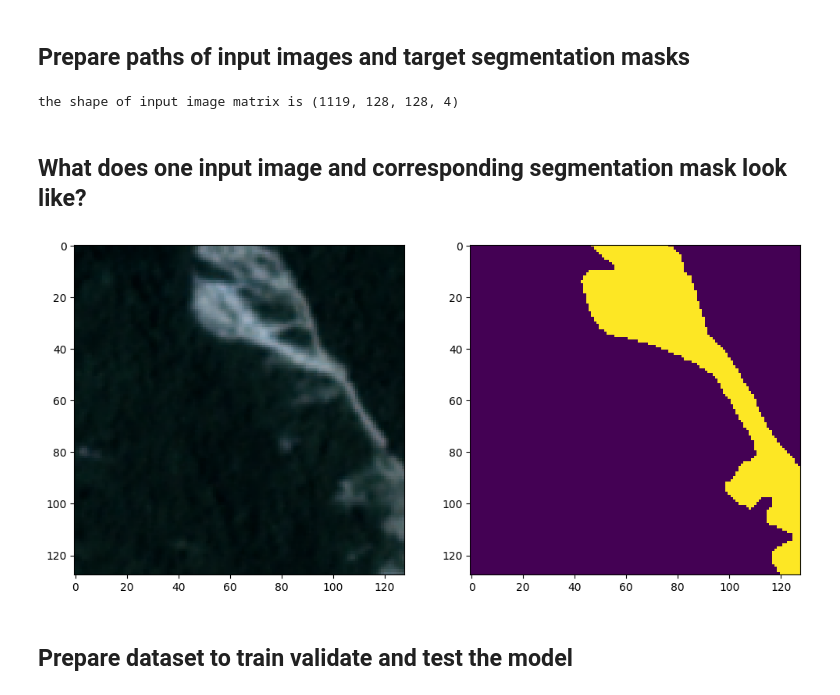
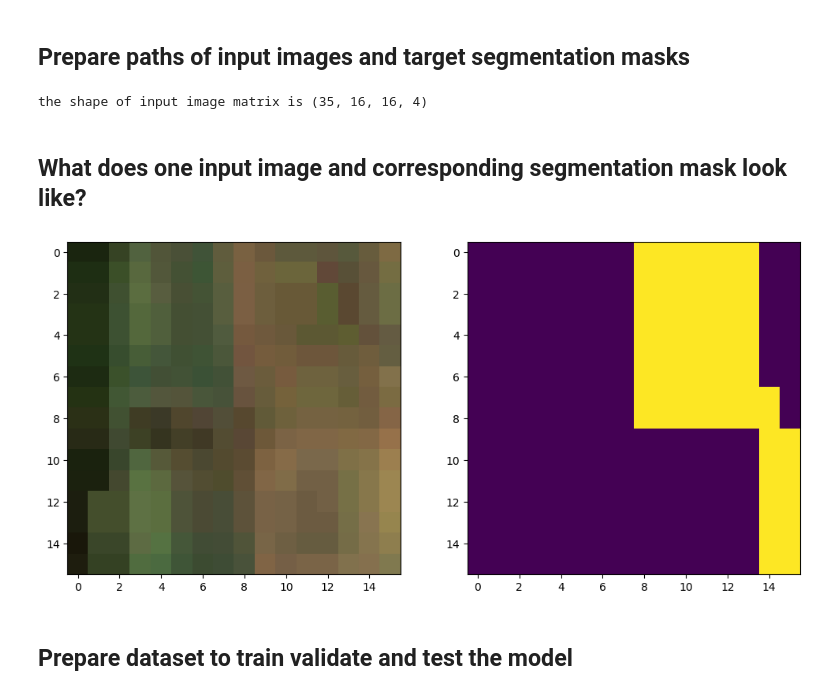
Before and after one commit to thanawat150/GeoAI, a Jupyter notebook: geoai-excercises/lec3/CNN.ipynb, the cells around one changed output. Drawn from its saved outputs; the diff is of its cells as text; code cells hidden in the pictures.

```diff
--- a/geoai-excercises/lec3/CNN.ipynb
+++ b/geoai-excercises/lec3/CNN.ipynb
@@ -75,14 +26,0 @@ from tensorflow.keras.models import Sequential
-# %%
-Xdata = np.load("Dataset/Xdata.npy")
-# English: This line loads the image data from the 'Xdata.npy' file, which was previously downloaded and stored in the 'Dataset' folder.
-# ภาษาไทย: เป็นการโหลดไฟล์ 'Xdata.npy' ซึ่งเป็นไฟล์ข้อมูลรูปภาพที่ถูกจัดเก็บในรูปแบบ NumPy array เข้ามาในโปรแกรม เพื่อเตรียมข้อมูลสำหรับการฝึกโมเดล
-
-Ydata = np.load("Dataset/Ydata.npy")
-# English: This line loads the corresponding mask data from the 'Ydata.npy' file.
-# ภาษาไทย: เป็นการโหลดไฟล์ 'Ydata.npy' ซึ่งเป็นไฟล์ข้อมูล mask หรือคำตอบของรูปภาพใน Xdata ที่ถูกจัดเก็บในรูปแบบ NumPy array เข้ามาในโปรแกรม
-
-print(f"the shape of input image matrix is {Xdata.shape}")
-# English: This line prints the shape (dimensions) of the loaded image data array, which is crucial for verifying that the data has been loaded correctly.
-# ภาษาไทย: เป็นการแสดงขนาดของอาเรย์ข้อมูลรูปภาพ (Xdata) เพื่อตรวจสอบว่าข้อมูลที่โหลดเข้ามามีจำนวนรูปภาพ ความกว้าง และความสูง ตามที่เราคาดหวังหรือไม่ ซึ่งมีความสำคัญในการตรวจสอบความถูกต้องของข้อมูลก่อนนำไปใช้ในขั้นตอนต่อไป
-# %% [output]
-the shape of input image matrix is (1119, 128, 128, 4)
@@ -89,30 +38,20 @@ the shape of input image matrix is (1119, 128, 128, 4)
+# %%
+Xdata = np.load("XData.npy")
+Ydata = np.load("YData.npy")
+print(f"the shape of input image matrix is {Xdata.shape}")
+# %% [output]
+the shape of input image matrix is (35, 16, 16, 4)
 # %% [markdown]
 ## What does one input image and corresponding segmentation mask look like?
-# %%
-n = 289
-# English: This line selects a specific image by its index from the dataset for visualization.
-# ภาษาไทย: เป็นการกำหนดตัวแปรเพื่อเลือกรูปภาพและ mask ในตำแหน่งที่เราต้องการ โดยใช้หมายเลข 289 เป็นตัวอย่าง ซึ่งมีประโยชน์ในการตรวจสอบข้อมูลที่กำลังจะนำไปใช้
-
-fig, ax = plt.subplots(1, 2, figsize=(12, 6))
-# English: This line creates a figure and a set of subplots arranged in 1 row and 2 columns, with an overall figure size of 12x6 inches.
-# ภาษาไทย: เป็นการสร้างพื้นที่สำหรับแสดงรูปภาพ 2 รูปเคียงข้างกันในหน้าจอเดียว โดยจะสร้างพื้นที่ย่อย 2 ช่องใน 1 แถว ซึ่งทำให้ง่ายต่อการเปรียบเทียบระหว่างรูปภาพต้นฉบับกับ mask
-
-ax[0].imshow(Xdata[n, :, :, :3].transpose((0, 1, 2)))
-# English: This line displays the satellite image from the 'Xdata' array on the first subplot. The `.transpose((0, 1, 2))` is used to ensure the image is in the correct format (height, width, channels) for plotting.
-# ภาษาไทย: เป็นการแสดงรูปภาพดาวเทียมจากอาเรย์ Xdata ในพื้นที่ย่อยที่หนึ่ง โดย `Xdata[n, :, :, :3]` คือการเลือกรูปภาพที่ n และ `transpose((0, 1, 2))` เป็นการจัดเรียงมิติของรูปภาพให้ถูกต้อง (ความสูง, ความกว้าง, จำนวนช่องสี) เพื่อให้รูปภาพแสดงผลได้อย่างสมบูรณ์
-
-ax[1].imshow(Ydata[n, :, :, 0])
-# English: This line displays the corresponding ground truth mask from the 'Ydata' array on the second subplot. The `[:, :, 0]` is used to select a single channel of the mask for visualization.
-# ภาษาไทย: เป็นการแสดงไฟล์ mask ที่เป็นคำตอบที่ถูกต้องจากอาเรย์ Ydata ในพื้นที่ย่อยที่สอง โดย `[:, :, 0]` คือการเลือกช่องสีแรกของ mask ซึ่งแต่ละช่องสีอาจแทนคลาสที่แตกต่างกัน ทำให้เราเห็นการแบ่งส่วนของภาพได้ชัดเจน
-
-ax[0].ticklabel_format(useOffset=False, style="plain")
-# English: This line disables the scientific notation on the x and y axes of the first subplot, making the tick labels easier to read.
-# ภาษาไทย: เป็นการตั้งค่าเพื่อไม่ให้แกน X และ Y ของรูปภาพแรกแสดงค่าในรูปแบบสัญกรณ์วิทยาศาสตร์ ซึ่งช่วยให้ตัวเลขบนแกนอ่านง่ายและเข้าใจได้มากขึ้น
-
-ax[1].ticklabel_format(useOffset=False, style="plain")
-# English: This line disables scientific notation on the axes of the second subplot for the same reason.
-# ภาษาไทย: เป็นการตั้งค่าเพื่อไม่ให้แกน X และ Y ของรูปภาพที่สองแสดงค่าในรูปแบบสัญกรณ์วิทยาศาสตร์ ซึ่งช่วยให้ตัวเลขบนแกนอ่านง่ายเช่นกัน
-# %% [output]
-[figure, removed]
+# %%
+n = 20 # sample number
+fig, ax = plt.subplots(1, 2, figsize=(12, 6)) # making a subplot of 1 row 2 columns
+ax[0].imshow(Xdata[n, :, :, :3].transpose((0, 1, 2))) #satellite image
+ax[1].imshow(Ydata[n, :, :, 0]) #Ground Truth
+
+ax[0].ticklabel_format(useOffset=False, style="plain")
+ax[1].ticklabel_format(useOffset=False, style="plain")
+# %% [output]
+[figure, added]
 # %% [markdown]
 ## Prepare dataset to train validate and test the model
```
Also changed, not shown: parts of 19 cells of this notebook.
